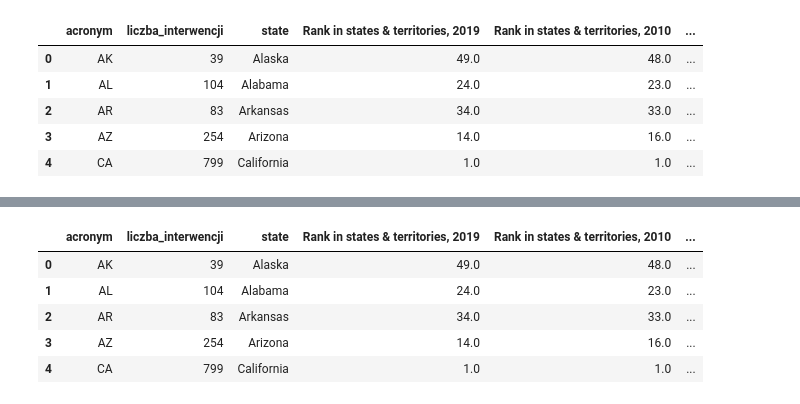
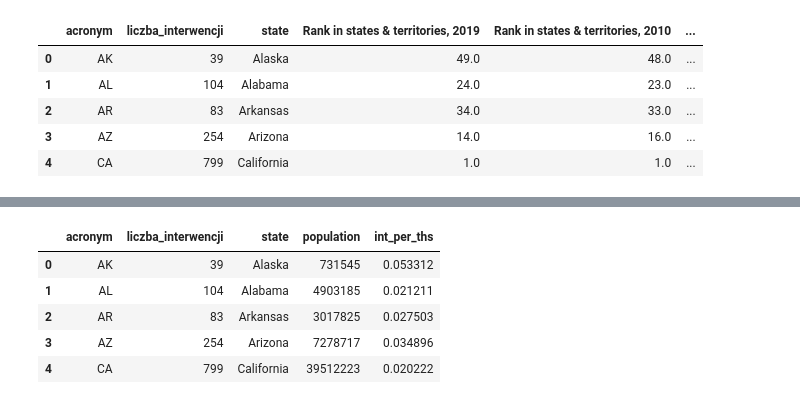
Before and after one commit to lukpytlewski/przestepczosc, a Jupyter notebook: przestepczosc.ipynb, the cells around one changed output, grey strips where cells are left out. Cells and saved outputs as stored; diff of their text form; code cells hidden in the pictures.

```diff
--- a/przestepczosc.ipynb
+++ b/przestepczosc.ipynb
@@ -254,3 +254,6 @@ df6.head()
 | 2 | AR | 83 | Arkansas | 34.0 | 33.0 | ... |
 | 3 | AZ | 254 | Arizona | 14.0 | 16.0 | ... |
 | 4 | CA | 799 | California | 1.0 | 1.0 | ... |
+# %%
+df7=df6.drop(df6.columns[[3, 4, 6, 7, 8, 9, 10, 11, 12, 13]], axis= 1)
+df7.head()
@@ -256,0 +267,3 @@ df6.head()
+# %%
+df7.columns = ['acronym', 'liczba_interwencji', 'state', 'population']
+df7.head()
@@ -257,10 +277,10 @@ df6.head()
 # %%
-df6['int_per_ths'] = df6.apply(lambda row: row['liczba_interwencji']/(row['Population estimate, July 1, 2019 [2]']/1000),axis=1)
-df6.head()
+df7['int_per_ths'] = df7.apply(lambda row: row['liczba_interwencji']/(row['population']/1000),axis=1)
+df7.head()
 # %% [output]
-|  | acronym | liczba_interwencji | state | Rank in states & territories, 2019 | Rank in states & territories, 2010 | ... |
-| 0 | AK | 39 | Alaska | 49.0 | 48.0 | ... |
-| 1 | AL | 104 | Alabama | 24.0 | 23.0 | ... |
-| 2 | AR | 83 | Arkansas | 34.0 | 33.0 | ... |
-| 3 | AZ | 254 | Arizona | 14.0 | 16.0 | ... |
-| 4 | CA | 799 | California | 1.0 | 1.0 | ... |
+|  | acronym | liczba_interwencji | state | population | int_per_ths |
+| 0 | AK | 39 | Alaska | 731545 | 0.053312 |
+| 1 | AL | 104 | Alabama | 4903185 | 0.021211 |
+| 2 | AR | 83 | Arkansas | 3017825 | 0.027503 |
+| 3 | AZ | 254 | Arizona | 7278717 | 0.034896 |
+| 4 | CA | 799 | California | 39512223 | 0.020222 |
```
Also changed, not shown: parts of 3 cells of this notebook.
